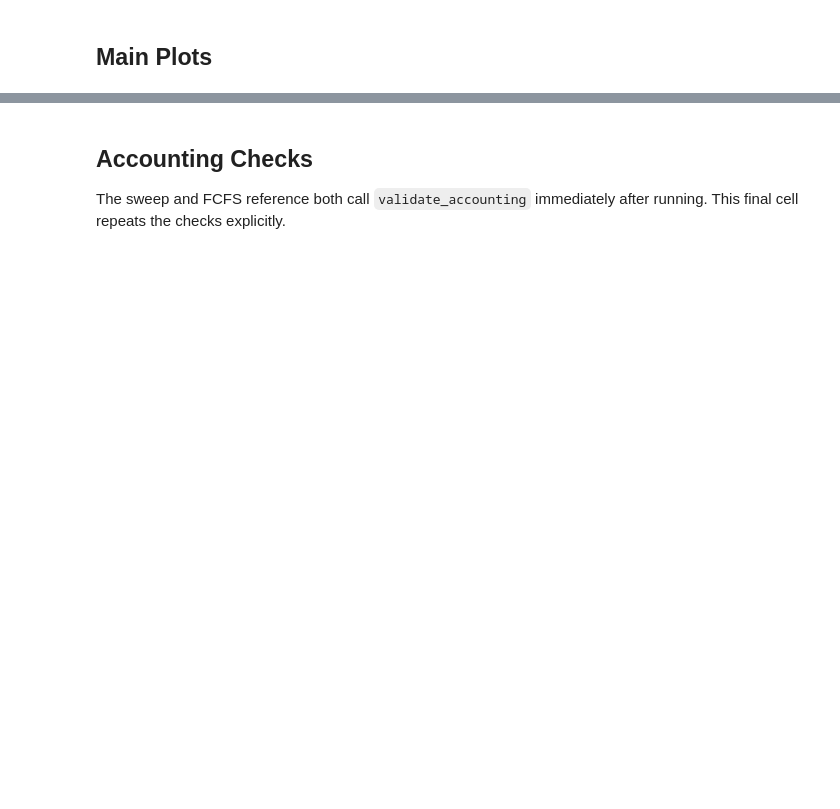
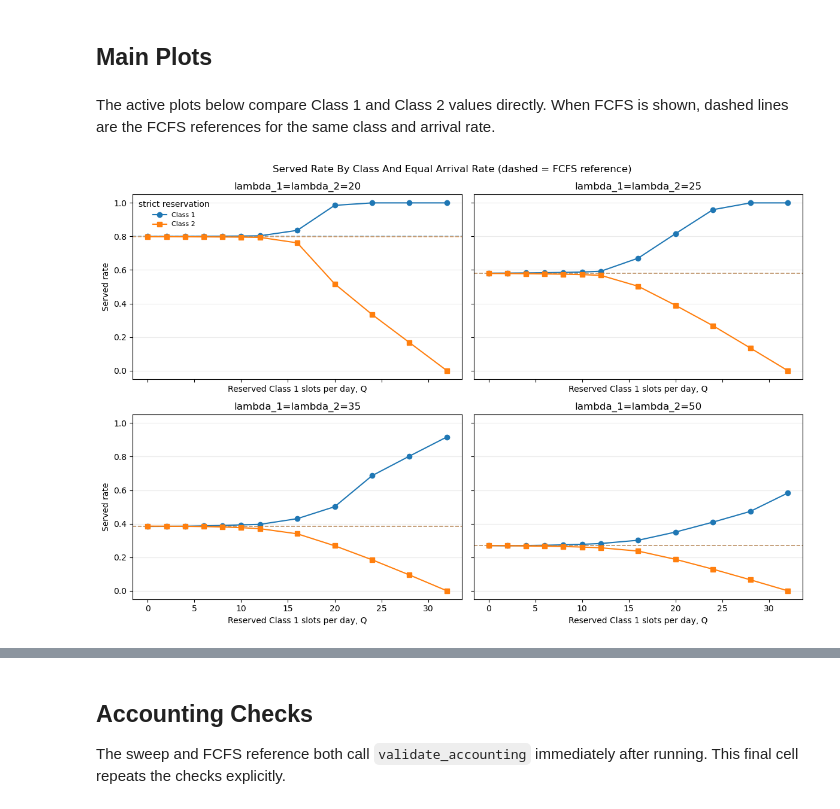
Before and after one commit to YcartXin/CUIMC-Appointment-Simulation, a Jupyter notebook: notebooks/08_reserved_capacity_sensitivity.ipynb, the cells around one changed output, grey strips where cells are left out. Saved outputs shown, nothing was run; the diff lists cells and outputs as text; code cells hidden in the pictures; blank space fills up the shorter version.

```diff
--- a/notebooks/08_reserved_capacity_sensitivity.ipynb
+++ b/notebooks/08_reserved_capacity_sensitivity.ipynb
@@ -451,54 +421,69 @@ display(fcfs_class_reference)
+# %% [markdown]
+The active plots below compare Class 1 and Class 2 values directly. When FCFS is shown, dashed lines are the FCFS references for the same class and arrival rate.
 # %%
-reserved_slot_label = "Reserved Class 1 slots per day"
+reserved_slot_label = "Reserved Class 1 slots per day, Q"
+arrival_rate_values = sorted(q_aggregate_df["arrival_rate_per_class"].unique())
+arrival_rate_colors = {
+    arrival_rate: color
+    for arrival_rate, color in zip(
+        arrival_rate_values,
+        plt.cm.viridis(np.linspace(0.15, 0.85, len(arrival_rate_values))),
+    )
+}
 
 aggregate_plot = (
-    q_aggregate_df.groupby(["Q", "policy"])[aggregate_columns]
+    q_aggregate_df.groupby(["arrival_rate_per_class", "Q", "policy"])[aggregate_columns]
     .mean()
     .reset_index()
 )
 
 class_plot = (
-    q_class_df.groupby(["Q", "policy", "class_id"])[class_columns]
+    q_class_df.groupby(["arrival_rate_per_class", "Q", "policy", "class_id"])[class_columns]
     .mean()
     .reset_index()
 )
 
-fcfs_aggregate_plot = fcfs_aggregate_df[aggregate_columns].mean()
-fcfs_class_plot = fcfs_class_df.groupby("class_id")[class_columns].mean()
+fcfs_aggregate_plot = fcfs_aggregate_df.groupby("arrival_rate_per_class")[aggregate_columns].mean()
+fcfs_class_plot = fcfs_class_df.groupby(["arrival_rate_per_class", "class_id"])[class_columns].mean()
 # %%
-fig, ax = plt.subplots(figsize=(8, 5))
+class_colors = {1: "tab:blue", 2: "tab:orange"}
+class_markers = {1: "o", 2: "s"}
+fig, axes = plt.subplots(2, 2, figsize=(12, 8), sharex=True, sharey=True)
+axes = axes.ravel()
 
-for policy in RESERVATION_POLICIES:
-    for class_id, linestyle in [(1, "-"), (2, "--")]:
+policy = STRICT_RESERVATION_POLICY
+for ax, arrival_rate in zip(axes, arrival_rate_values):
+    for class_id in [1, 2]:
         subset = class_plot[
             (class_plot["policy"] == policy)
             & (class_plot["class_id"] == class_id)
+            & (class_plot["arrival_rate_per_class"] == arrival_rate)
         ].sort_values("Q")
 
         ax.plot(
             subset["Q"],
             subset["served_rate"],
-            marker="o",
-            linestyle=linestyle,
-            color=POLICY_COLORS[policy],
-            label=f"{policy}, Class {class_id}",
+            marker=class_markers[class_id],
+            color=class_colors[class_id],
+            label=f"Class {class_id}",
+        )
+        ax.axhline(
+            fcfs_class_plot.loc[(arrival_rate, class_id), "served_rate"],
+            color=class_colors[class_id],
+            linestyle="--",
+            linewidth=1.2,
+            alpha=0.55,
         )
 
-for class_id, linestyle in [(1, ":"), (2, "-.")]:
-    ax.axhline(
-        fcfs_class_plot.loc[class_id, "served_rate"],
-        color="0.45",
-        linestyle=linestyle,
-        linewidth=1.4,
-        alpha=0.85,
-        label=f"FCFS Class {class_id} reference",
-    )
+    ax.set_title(f"lambda_1=lambda_2={arrival_rate:g}")
+    ax.set_xlabel(reserved_slot_label)
+    ax.grid(axis="y", alpha=0.25)
 
-ax.set_title("Served Rate By Class")
-ax.set_xlabel(reserved_slot_label)
-ax.set_ylabel("Served rate")
-ax.grid(axis="y", alpha=0.25)
-ax.legend(fontsize=8)
-
+for ax in axes[::2]:
+    ax.set_ylabel("Served rate")
+axes[0].legend(title="strict reservation", fontsize=8, frameon=False)
+fig.suptitle("Served Rate By Class And Equal Arrival Rate (dashed = FCFS reference)")
 fig.tight_layout()
+# %% [output]
+[figure, added]
 # %%
```
Also changed, not shown: parts of 15 cells of this notebook, 31 other files.
